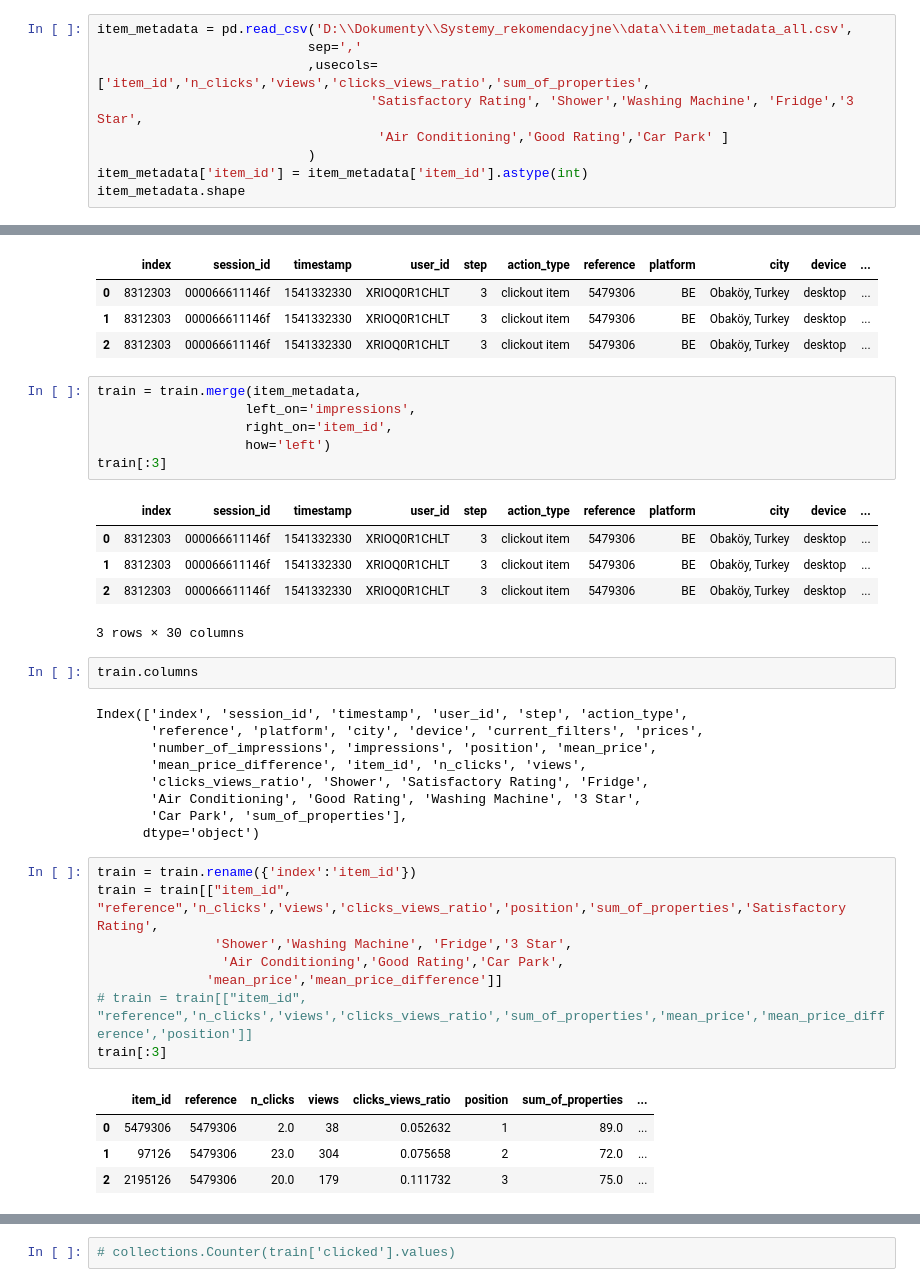
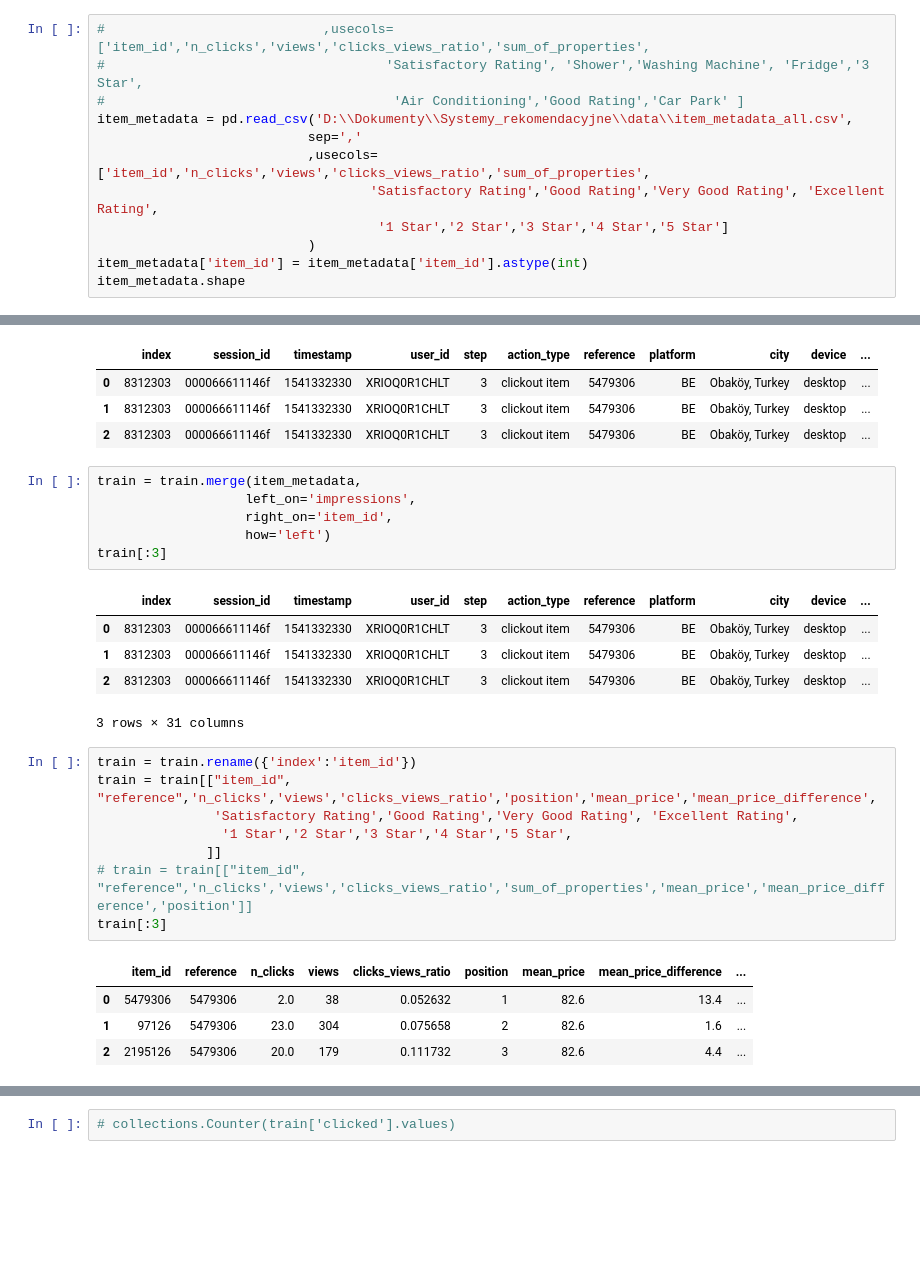
Before and after one commit to LiLatee/Systemy_rekomendacyjne, a Jupyter notebook: ML without group features.ipynb, the cells around one changed output, grey strips where cells are left out. Cells and saved outputs as stored; diff of their text form; blank space fills up the shorter version.

```diff
--- a/ML without group features.ipynb
+++ b/ML without group features.ipynb
@@ -5,11 +5,14 @@ import collections
 import time
 import math
 # %%
+#                            ,usecols=['item_id','n_clicks','views','clicks_views_ratio','sum_of_properties',
+#                                    'Satisfactory Rating', 'Shower','Washing Machine', 'Fridge','3 Star',
+#                                     'Air Conditioning','Good Rating','Car Park' ]
 item_metadata = pd.read_csv('D:\\Dokumenty\\Systemy_rekomendacyjne\\data\\item_metadata_all.csv',
                            sep=','
                            ,usecols=['item_id','n_clicks','views','clicks_views_ratio','sum_of_properties',
-                                   'Satisfactory Rating', 'Shower','Washing Machine', 'Fridge','3 Star',
-                                    'Air Conditioning','Good Rating','Car Park' ]
+                                   'Satisfactory Rating','Good Rating','Very Good Rating', 'Excellent Rating',
+                                    '1 Star','2 Star','3 Star','4 Star','5 Star']
                            )
 item_metadata['item_id'] = item_metadata['item_id'].astype(int)
 item_metadata.shape
@@ -138,31 +141,20 @@ train[:3]
 | 0 | 8312303 | 000066611146f | 1541332330 | XRIOQ0R1CHLT | 3 | clickout item | 5479306 | BE | Obaköy, Turkey | desktop | ... |
 | 1 | 8312303 | 000066611146f | 1541332330 | XRIOQ0R1CHLT | 3 | clickout item | 5479306 | BE | Obaköy, Turkey | desktop | ... |
 | 2 | 8312303 | 000066611146f | 1541332330 | XRIOQ0R1CHLT | 3 | clickout item | 5479306 | BE | Obaköy, Turkey | desktop | ... |
-3 rows × 30 columns
+3 rows × 31 columns
-# %%
-train.columns
-# %% [output]
-Index(['index', 'session_id', 'timestamp', 'user_id', 'step', 'action_type',
-       'reference', 'platform', 'city', 'device', 'current_filters', 'prices',
-       'number_of_impressions', 'impressions', 'position', 'mean_price',
-       'mean_price_difference', 'item_id', 'n_clicks', 'views',
-       'clicks_views_ratio', 'Shower', 'Satisfactory Rating', 'Fridge',
-       'Air Conditioning', 'Good Rating', 'Washing Machine', '3 Star',
-       'Car Park', 'sum_of_properties'],
-      dtype='object')
 # %%
 train = train.rename({'index':'item_id'})
-train = train[["item_id", "reference",'n_clicks','views','clicks_views_ratio','position','sum_of_properties','Satisfactory Rating',
-               'Shower','Washing Machine', 'Fridge','3 Star',
-                'Air Conditioning','Good Rating','Car Park',
-              'mean_price','mean_price_difference']]
+train = train[["item_id", "reference",'n_clicks','views','clicks_views_ratio','position','mean_price','mean_price_difference',
+               'Satisfactory Rating','Good Rating','Very Good Rating', 'Excellent Rating',
+                '1 Star','2 Star','3 Star','4 Star','5 Star',
+              ]]
 # train = train[["item_id", "reference",'n_clicks','views','clicks_views_ratio','sum_of_properties','mean_price','mean_price_difference','position']]
 train[:3]
 # %% [output]
-|  | item_id | reference | n_clicks | views | clicks_views_ratio | position | sum_of_properties | ... |
-| 0 | 5479306 | 5479306 | 2.0 | 38 | 0.052632 | 1 | 89.0 | ... |
-| 1 | 97126 | 5479306 | 23.0 | 304 | 0.075658 | 2 | 72.0 | ... |
-| 2 | 2195126 | 5479306 | 20.0 | 179 | 0.111732 | 3 | 75.0 | ... |
+|  | item_id | reference | n_clicks | views | clicks_views_ratio | position | mean_price | mean_price_difference | ... |
+| 0 | 5479306 | 5479306 | 2.0 | 38 | 0.052632 | 1 | 82.6 | 13.4 | ... |
+| 1 | 97126 | 5479306 | 23.0 | 304 | 0.075658 | 2 | 82.6 | 1.6 | ... |
+| 2 | 2195126 | 5479306 | 20.0 | 179 | 0.111732 | 3 | 82.6 | 4.4 | ... |
 # %%
 train['reference'] = train['reference'].astype(int)
 train['clicked'] = np.where(train['item_id'] == train['reference'], 1, 0)
```
Also changed, not shown: parts of 45 cells of this notebook, 9 other files.
